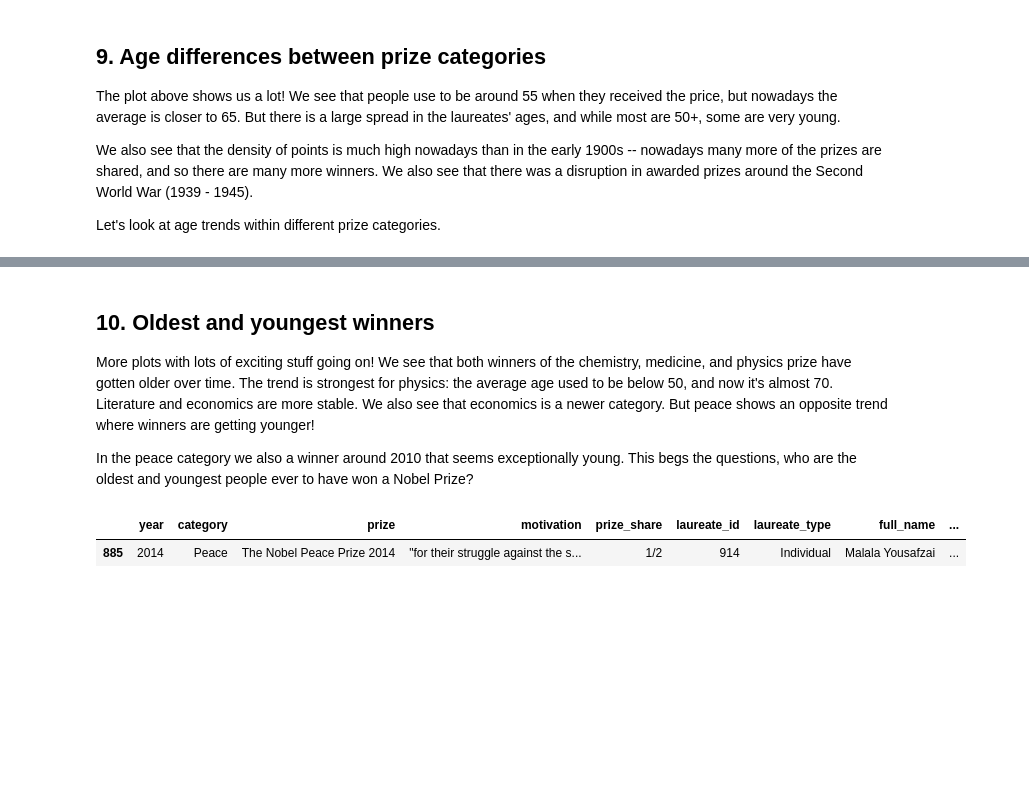
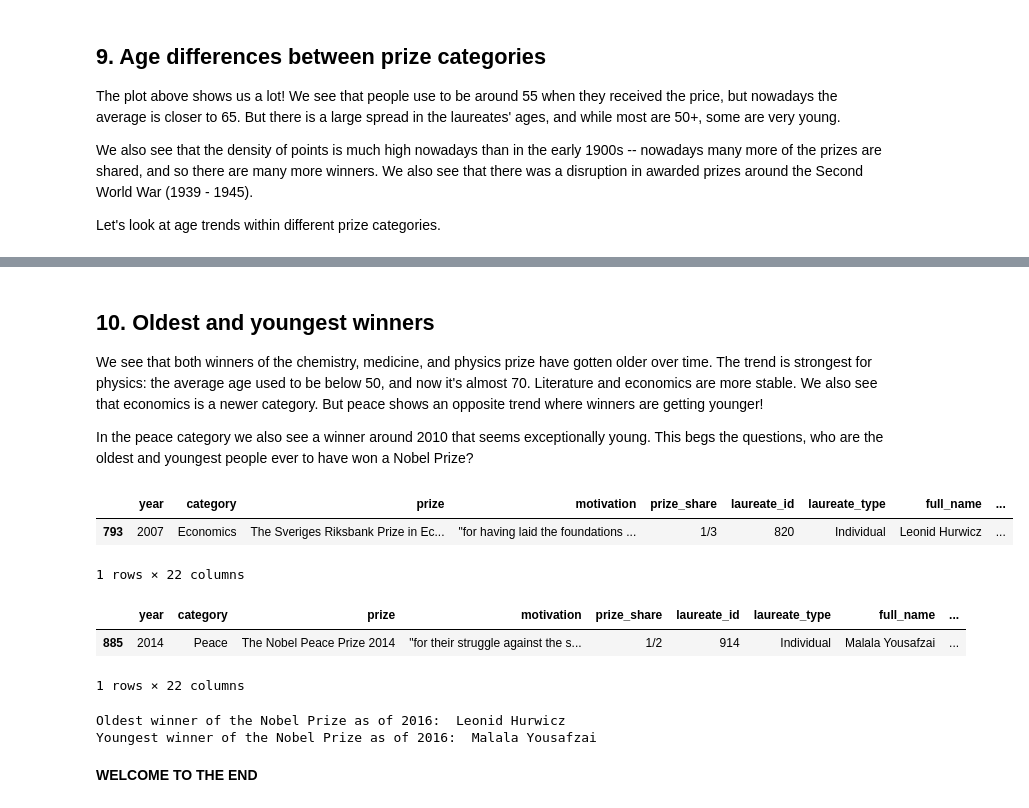
Before and after one commit to JimRaph/JImRaph.github.io, a Jupyter notebook: A Visual History of Nobel Prize Winners/notebook.ipynb, the cells around one changed output, grey strips where cells are left out. Drawn from its saved outputs; the diff is of its cells as text; code cells hidden in the pictures; blank space fills up the shorter version.

```diff
--- a/A Visual History of Nobel Prize Winners/notebook.ipynb
+++ b/A Visual History of Nobel Prize Winners/notebook.ipynb
@@ -186,17 +206,27 @@ sns.lmplot(x='year',y='age',data=nobel,row='category')
 # %% [markdown]
 ## 10. Oldest and youngest winners
-<p>More plots with lots of exciting stuff going on! We see that both winners of the chemistry, medicine, and physics prize have gotten older over time. The trend is strongest for physics: the average age used to be below 50, and now it's almost 70. Literature and economics are more stable. We also see that economics is a newer category. But peace shows an opposite trend where winners are getting younger! </p>
-<p>In the peace category we also a winner around 2010 that seems exceptionally young. This begs the questions, who are the oldest and youngest people ever to have won a Nobel Prize?</p>
+<p>We see that both winners of the chemistry, medicine, and physics prize have gotten older over time. The trend is strongest for physics: the average age used to be below 50, and now it's almost 70. Literature and economics are more stable. We also see that economics is a newer category. But peace shows an opposite trend where winners are getting younger! </p>
+<p>In the peace category we also see a winner around 2010 that seems exceptionally young. This begs the questions, who are the oldest and youngest people ever to have won a Nobel Prize?</p>
 # %%
 # The oldest winner of a Nobel Prize as of 2016
-# ... YOUR CODE FOR TASK 10 ...
-nobel.nlargest(1,'age')
+oldest = nobel.nlargest(1,'age')
 # The youngest winner of a Nobel Prize as of 2016
-# ... YOUR CODE FOR TASK 10 ...
-nobel.nsmallest(1,'age')
+youngest = nobel.nsmallest(1,'age')
+display(oldest)
+youngest
 # %% [output]
 |  | year | category | prize | motivation | prize_share | laureate_id | laureate_type | full_name | ... |
-| 885 | 2014 | Peace | The Nobel Peace Prize 2014 | "for their struggle against the s... | 1/2 | 914 | Individual | Malala Yousafzai | ... |
+| 793 | 2007 | Economics | The Sveriges Riksbank Prize in Ec... | "for having laid the foundations ... | 1/3 | 820 | Individual | Leonid Hurwicz | ... |
+1 rows × 22 columns
+|  | year | category | prize | motivation | prize_share | laureate_id | laureate_type | full_name | ... |
+| 885 | 2014 | Peace | The Nobel Peace Prize 2014 | "for their struggle against the s... | 1/2 | 914 | Individual | Malala Yousafzai | ... |
+1 rows × 22 columns
 # %%
 # The name of the youngest winner of the Nobel Prize as of 2016
-youngest_winner = 'Malala'
+print('Oldest winner of the Nobel Prize as of 2016: ', oldest['full_name'].iloc[0])
+print('Youngest winner of the Nobel Prize as of 2016: ', youngest['full_name'].iloc[0])
+# %% [output]
+Oldest winner of the Nobel Prize as of 2016:  Leonid Hurwicz
+Youngest winner of the Nobel Prize as of 2016:  Malala Yousafzai
+# %% [markdown]
+**WELCOME TO THE END**
```
Also changed, not shown: parts of 6 cells of this notebook.
